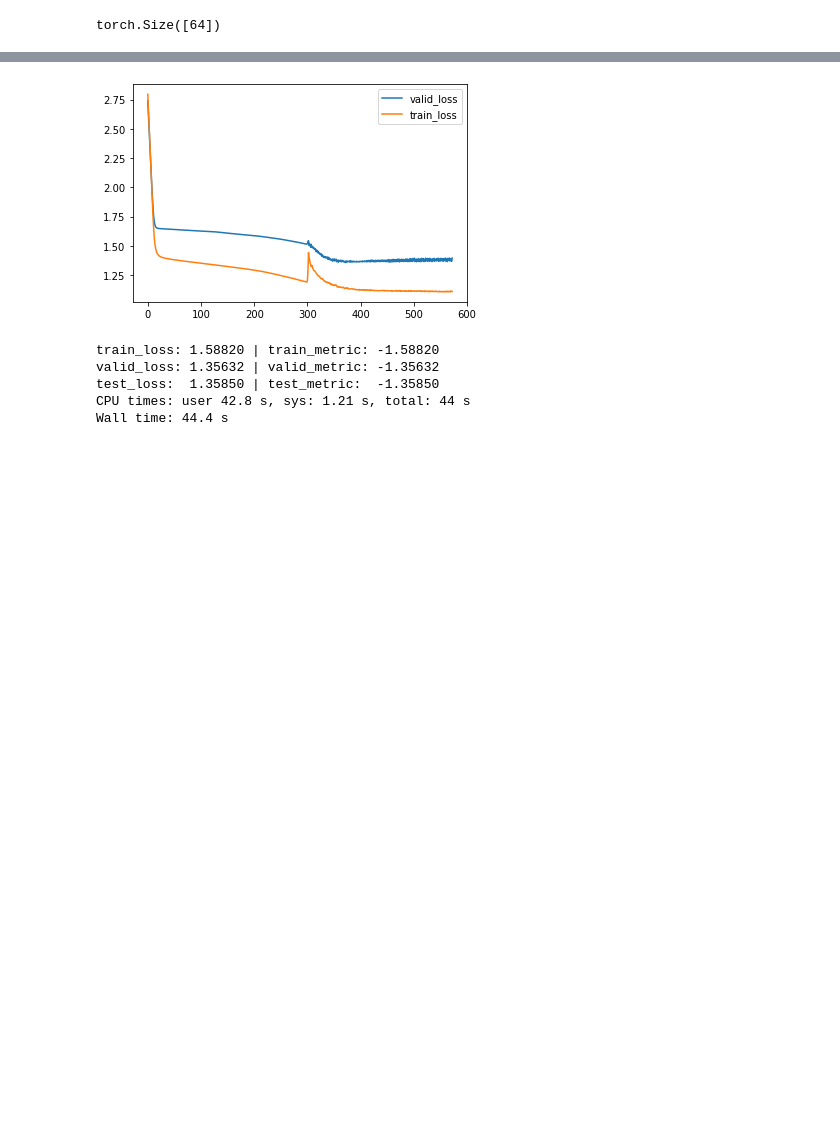
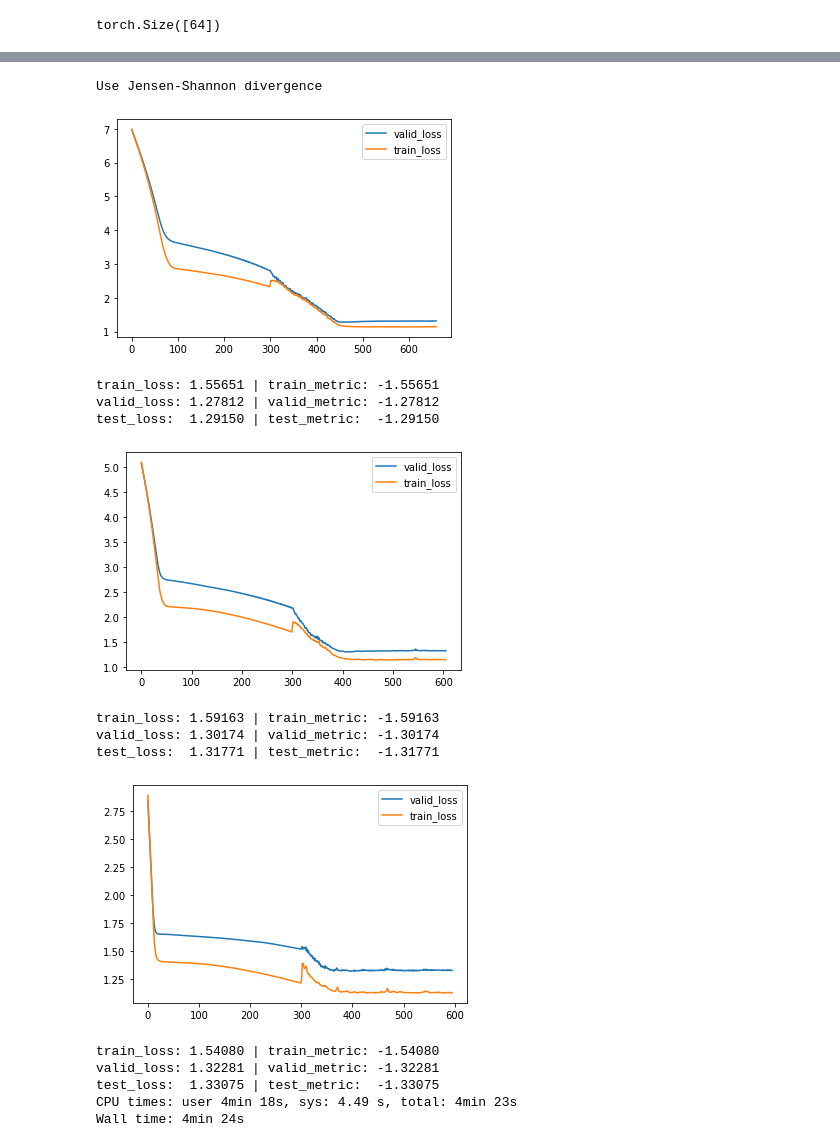
Before and after one commit to claude9493/CFPE, a Jupyter notebook: notebook/BetaRec.ipynb, the cells around one changed output, grey strips where cells are left out. Drawn from its saved outputs; the diff is of its cells as text; code cells hidden in the pictures; blank space fills up the shorter version.

```diff
--- a/notebook/BetaRec.ipynb
+++ b/notebook/BetaRec.ipynb
@@ -91,9 +76,20 @@ class Regularizer():
 # %%
 class BetaRecommendation(nn.Module):
 
-    def __init__(self, field_dims, embed_dim=4, **kwargs):
+    SUPPORTED_DISTANCE = ['JS', 'KL']
+
+    def __init__(self, field_dims, embed_dim=4, dist_metric='JS', **kwargs):
         super(BetaRecommendation, self).__init__()
         n_users, n_movies = field_dims[0], field_dims[1]
+
+        if dist_metric not in BetaRecommendation.SUPPORTED_DISTANCE:
+          raise ValueError("Only {} distance metrics are supported now.".format(BetaRecommendation.SUPPORTED_DISTANCE))
+        self.dist_metric = dist_metric
+
+        self.dist_func = {
+            'JS': self.JS_divergence,
+            'KL': self.KL_divergence
+        }[self.dist_metric]
 
         self.gamma = nn.Parameter(
             torch.Tensor([kwargs.get('gamma', 12)]),
@@ -132,7 +128,10 @@ class BetaRecommendation(nn.Module):
         u_dist = torch.distributions.beta.Beta(alpha_u, beta_u)
         m_dist = torch.distributions.beta.Beta(alpha_m, beta_m)
 
-        distance = self.KL_distance(u_dist, m_dist)
+        distance = self.dist_func(u_dist, m_dist)
+
+        # distance = self.KL_divergence(u_dist, m_dist)
+        # distance = self.JS_divergence(u_dist, m_dist)
         # distance = self.Wasserstein_distance(u_dist, m_dist)
 
         output = Bu + Bm - distance
@@ -140,16 +139,16 @@ class BetaRecommendation(nn.Module):
         self.loss[0] = torch.norm(Bu) + torch.norm(Bm)
         return output
 
-    def KL_distance(self, u_dist, m_dist):
+    def KL_divergence(self, u_dist, m_dist):
       # return torch.norm(torch.distributions.kl.kl_divergence(u_dist, m_dist), p=1, dim=-1)
+      return torch.norm(2.0/torch.pi * torch.atan(torch.distributions.kl.kl_divergence(u_dist, m_dist).squeeze()), p=1, dim=-1)
 
-      # print([u_dist, m_dist,
-            #  torch.norm(torch.nan_to_num(torch.log(torch.distributions.kl.kl_divergence(u_dist, m_dist)),
-                                        #  nan=1.0, posinf=1.0), p=1, dim=-1)])
-
-      # return -torch.nan_to_num(self.gamma - torch.norm(torch.nan_to_num(torch.distributions.kl.kl_divergence(u_dist, m_dist).squeeze(),
-      #                                                                  nan=1, posinf=1), p=1, dim=-1))
-      return torch.norm(2.0/torch.pi * torch.atan(torch.distributions.kl.kl_divergence(u_dist, m_dist).squeeze()), p=1, dim=-1)
+    def JS_divergence(self, u_dist, m_dist):
+      mean_dist = torch.distributions.beta.Beta(0.5 * (u_dist.concentration0 + m_dist.concentration0), 0.5 * (u_dist.concentration1 + m_dist.concentration1))
+      # 0.5 * (u_dist + m_dist)
+      kl_1 = torch.distributions.kl.kl_divergence(u_dist, mean_dist).squeeze()
+      kl_2 = torch.distributions.kl.kl_divergence(m_dist, mean_dist).squeeze()
+      return torch.norm(2.0/torch.pi * torch.atan((kl_1 + kl_2) * 0.5), p=1, dim=-1)
 
     def Wasserstein_distance(self, u_dist, m_dist):
       # Generate reference points
@@ -236,22 +215,22 @@ Wall time: 1min 9s
-# %%
-%%time
-
-
-br = BetaRecommendation(field_dims, 5).to(device)
-
-optimizer = optim.Adam(br.parameters(), lr=LEARNING_RATE, weight_decay=REGULARIZATION)
-scheduler = ConstantLR(optimizer, factor=0.2, total_iters=300)
-
-criterion = Beta_Loss(model=br)
-
-trainer = Trainer(br, optimizer, criterion, BATCH_SIZE, scheduler=scheduler, task=task)
-trainer.train(train_X, train_y, epoch=EPOCH, trials=TRIAL, valid_X=valid_X, valid_y=valid_y)
-test_loss, test_metric = trainer.test(test_X, test_y)
-print('test_loss:  {:.5f} | test_metric:  {:.5f}'.format(test_loss, test_metric))
-# %% [output]
-[figure, removed]
-train_loss: 1.58820 | train_metric: -1.58820
-valid_loss: 1.35632 | valid_metric: -1.35632
-test_loss:  1.35850 | test_metric:  -1.35850
-CPU times: user 42.8 s, sys: 1.21 s, total: 44 s
-Wall time: 44.4 s
+# %%
+%%time
+print("Use Jensen-Shannon divergence")
+train_model(config, draw=True)
+train_model({**config, 'EMBEDDING_DIM':25}, draw=True)
+train_model({**config, 'EMBEDDING_DIM':5}, draw=True)
+# %% [output]
+Use Jensen-Shannon divergence
+[figure, added]
+train_loss: 1.55651 | train_metric: -1.55651
+valid_loss: 1.27812 | valid_metric: -1.27812
+test_loss:  1.29150 | test_metric:  -1.29150
+[figure, added]
+train_loss: 1.59163 | train_metric: -1.59163
+valid_loss: 1.30174 | valid_metric: -1.30174
+test_loss:  1.31771 | test_metric:  -1.31771
+[figure, added]
+train_loss: 1.54080 | train_metric: -1.54080
+valid_loss: 1.32281 | valid_metric: -1.32281
+test_loss:  1.33075 | test_metric:  -1.33075
+CPU times: user 4min 18s, sys: 4.49 s, total: 4min 23s
+Wall time: 4min 24s
```
Also changed, not shown: parts of 10 cells of this notebook.
